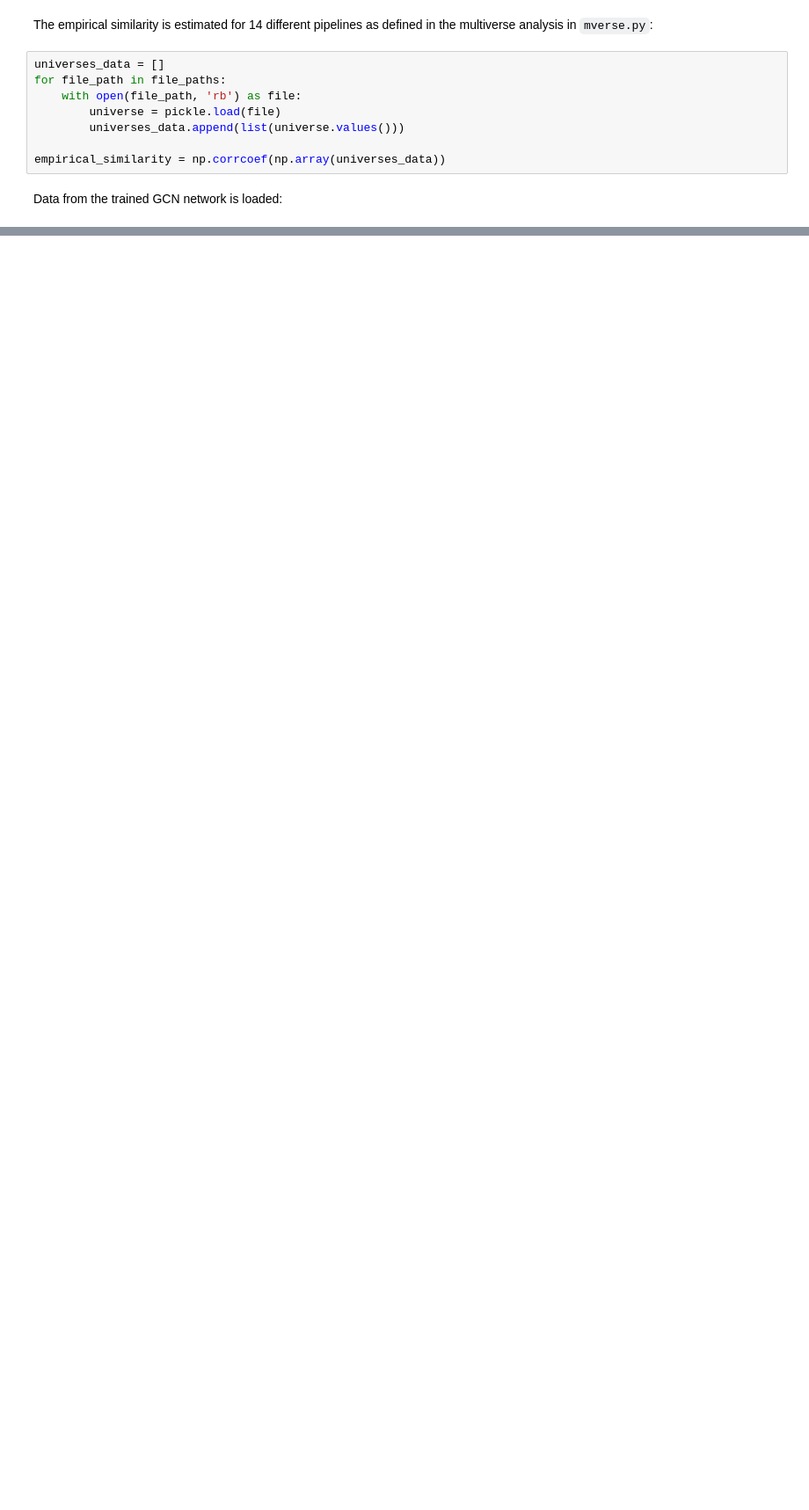
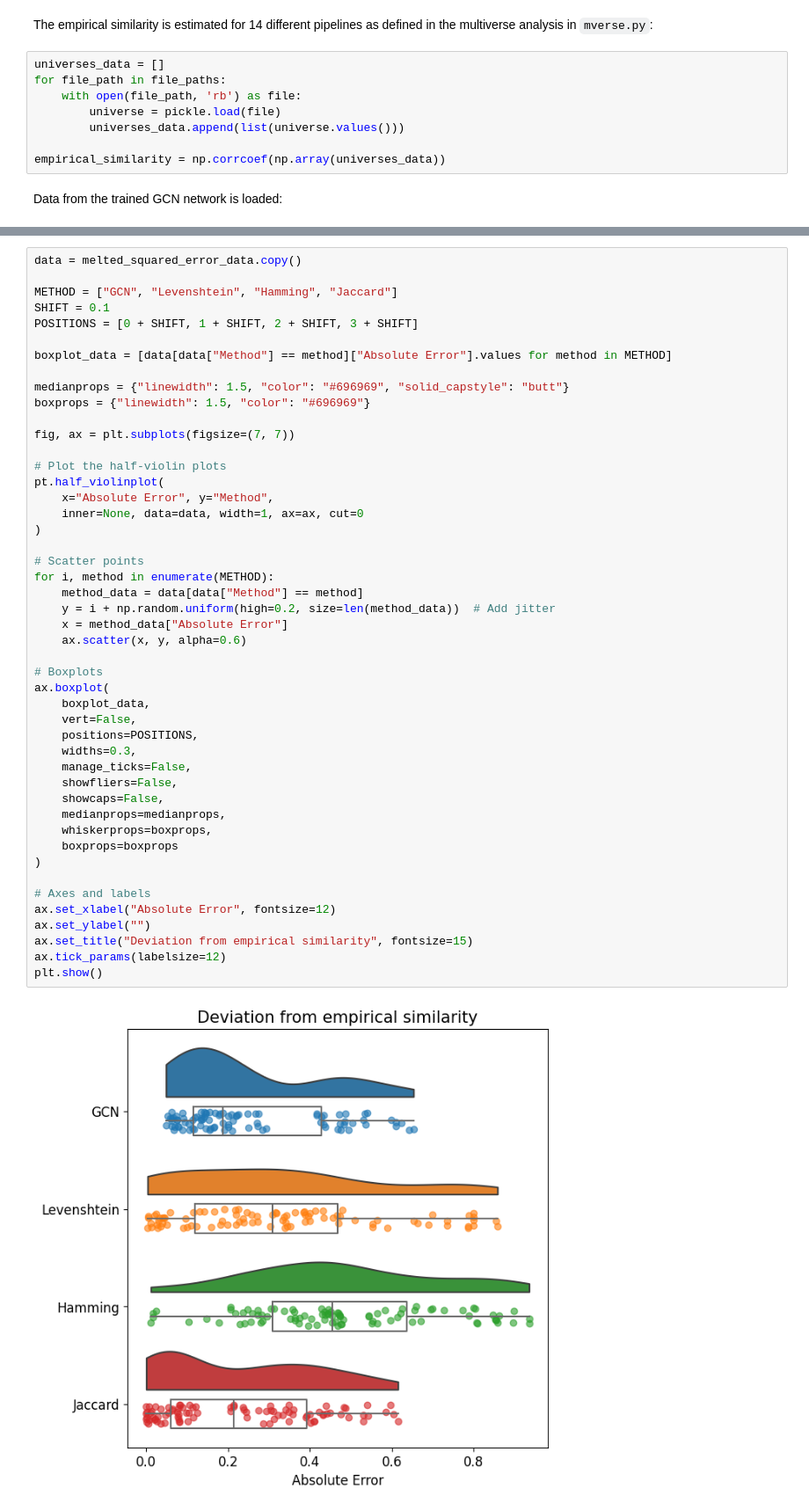
Before and after one commit to metascience-uol/GCN-pipelines, a Jupyter notebook: multiverse/evaulate_mverse.ipynb, the cells around one changed output, grey strips where cells are left out. Shown at 88% size. Saved outputs shown, nothing was run; the diff lists cells and outputs as text; blank space fills up the shorter version.

```diff
--- a/multiverse/evaulate_mverse.ipynb
+++ b/multiverse/evaulate_mverse.ipynb
@@ -241,0 +204,49 @@ Median Absolute Errors:
+# %%
+data = melted_squared_error_data.copy()
+
+METHOD = ["GCN", "Levenshtein", "Hamming", "Jaccard"]
+SHIFT = 0.1
+POSITIONS = [0 + SHIFT, 1 + SHIFT, 2 + SHIFT, 3 + SHIFT]
+
+boxplot_data = [data[data["Method"] == method]["Absolute Error"].values for method in METHOD]
+
+medianprops = {"linewidth": 1.5, "color": "#696969", "solid_capstyle": "butt"}
+boxprops = {"linewidth": 1.5, "color": "#696969"}
+
+fig, ax = plt.subplots(figsize=(7, 7))
+
+# Plot the half-violin plots
+pt.half_violinplot(
+    x="Absolute Error", y="Method",
+    inner=None, data=data, width=1, ax=ax, cut=0
+)
+
+# Scatter points
+for i, method in enumerate(METHOD):
+    method_data = data[data["Method"] == method]
+    y = i + np.random.uniform(high=0.2, size=len(method_data))  # Add jitter
+    x = method_data["Absolute Error"]
+    ax.scatter(x, y, alpha=0.6)
+
+# Boxplots
+ax.boxplot(
+    boxplot_data,
+    vert=False,
+    positions=POSITIONS,
+    widths=0.3,
+    manage_ticks=False,
+    showfliers=False,
+    showcaps=False,
+    medianprops=medianprops,
+    whiskerprops=boxprops,
+    boxprops=boxprops
+)
+
+# Axes and labels
+ax.set_xlabel("Absolute Error", fontsize=12)
+ax.set_ylabel("")
+ax.set_title("Deviation from empirical similarity", fontsize=15)
+ax.tick_params(labelsize=12)
+plt.show()
+# %% [output]
+[figure, added]
```
Also changed, not shown: parts of 16 cells of this notebook, 2 other files.
